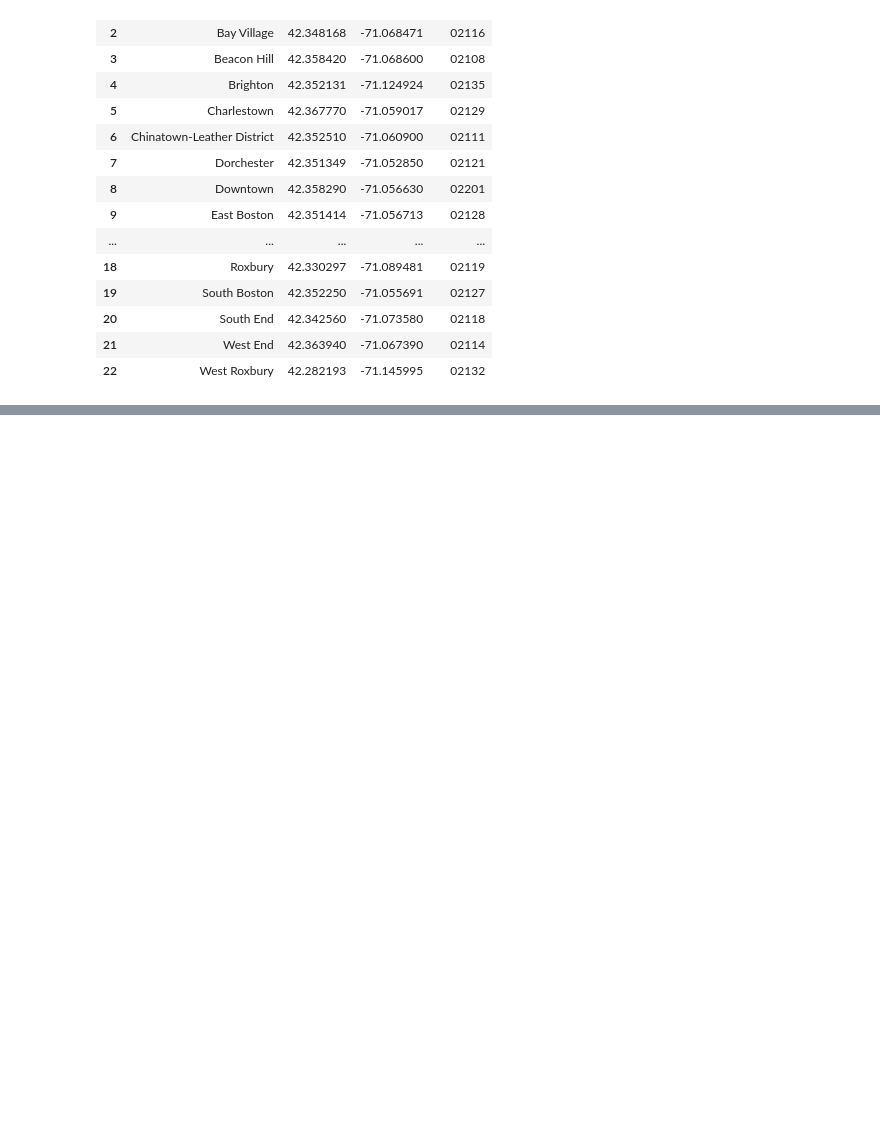
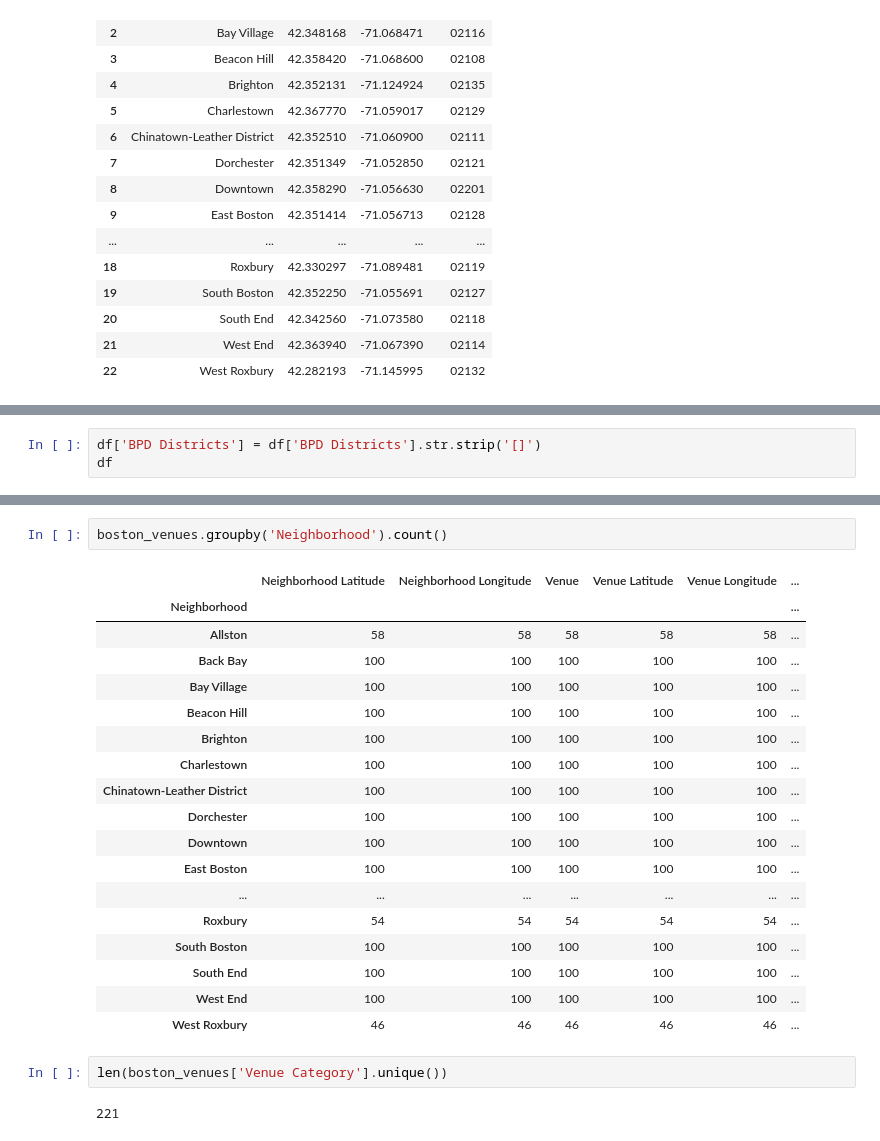
Before and after one commit to zokigorgiev83/Coursera-Capstone, a Jupyter notebook: the_battle_of_neighborhoods.ipynb, the cells around one changed output, grey strips where cells are left out. Drawn from its saved outputs; the diff is of its cells as text; blank space fills up the shorter version.

```diff
--- a/the_battle_of_neighborhoods.ipynb
+++ b/the_battle_of_neighborhoods.ipynb
@@ -391,0 +373,3 @@ df
+# %%
+df['BPD Districts'] = df['BPD Districts'].str.strip('[]')
+df
@@ -412,0 +509,25 @@ map_boston
+# %%
+boston_venues.groupby('Neighborhood').count()
+# %% [output]
+|  | Neighborhood Latitude | Neighborhood Longitude | Venue | Venue Latitude | Venue Longitude | ... |
+| Neighborhood |  |  |  |  |  | ... |
+| Allston | 58 | 58 | 58 | 58 | 58 | ... |
+| Back Bay | 100 | 100 | 100 | 100 | 100 | ... |
+| Bay Village | 100 | 100 | 100 | 100 | 100 | ... |
+| Beacon Hill | 100 | 100 | 100 | 100 | 100 | ... |
+| Brighton | 100 | 100 | 100 | 100 | 100 | ... |
+| Charlestown | 100 | 100 | 100 | 100 | 100 | ... |
+| Chinatown-Leather District | 100 | 100 | 100 | 100 | 100 | ... |
+| Dorchester | 100 | 100 | 100 | 100 | 100 | ... |
+| Downtown | 100 | 100 | 100 | 100 | 100 | ... |
+| East Boston | 100 | 100 | 100 | 100 | 100 | ... |
+| ... | ... | ... | ... | ... | ... | ... |
+| Roxbury | 54 | 54 | 54 | 54 | 54 | ... |
+| South Boston | 100 | 100 | 100 | 100 | 100 | ... |
+| South End | 100 | 100 | 100 | 100 | 100 | ... |
+| West End | 100 | 100 | 100 | 100 | 100 | ... |
+| West Roxbury | 46 | 46 | 46 | 46 | 46 | ... |
+# %%
+len(boston_venues['Venue Category'].unique())
+# %% [output]
+221
```
Also changed, not shown: parts of 20 cells of this notebook.
